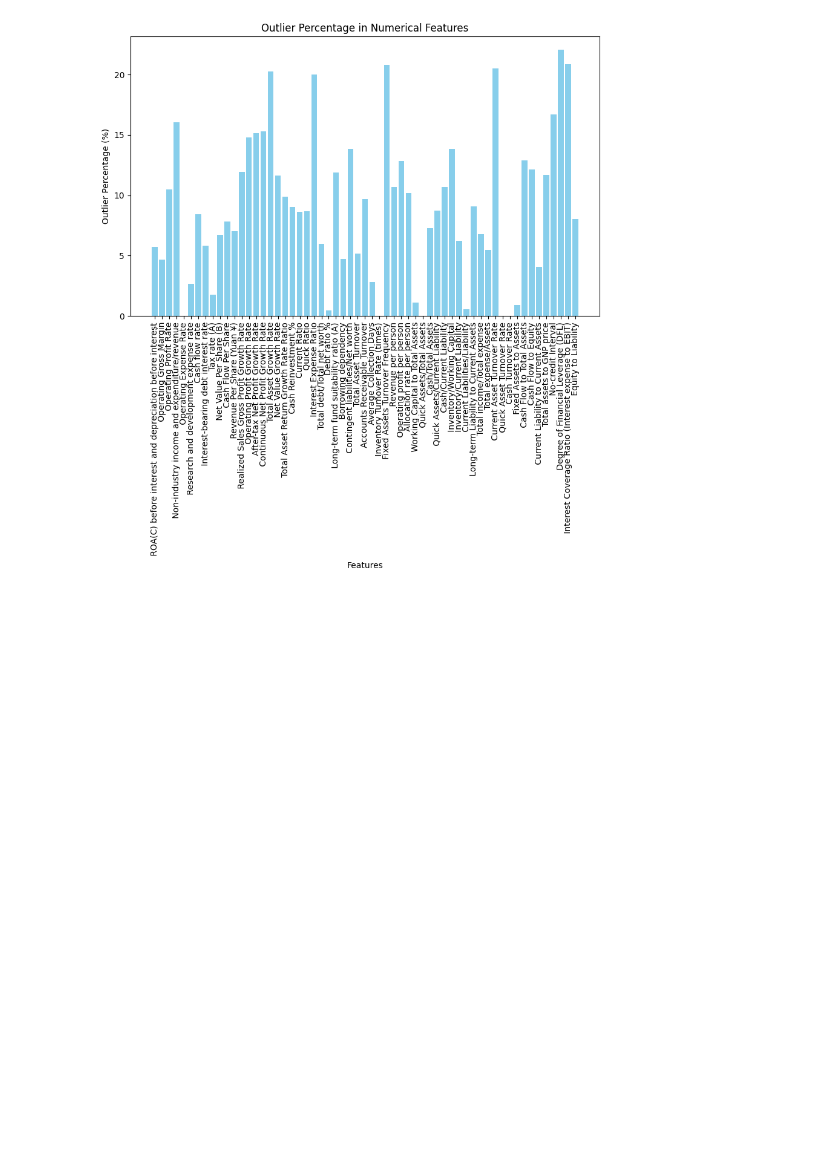
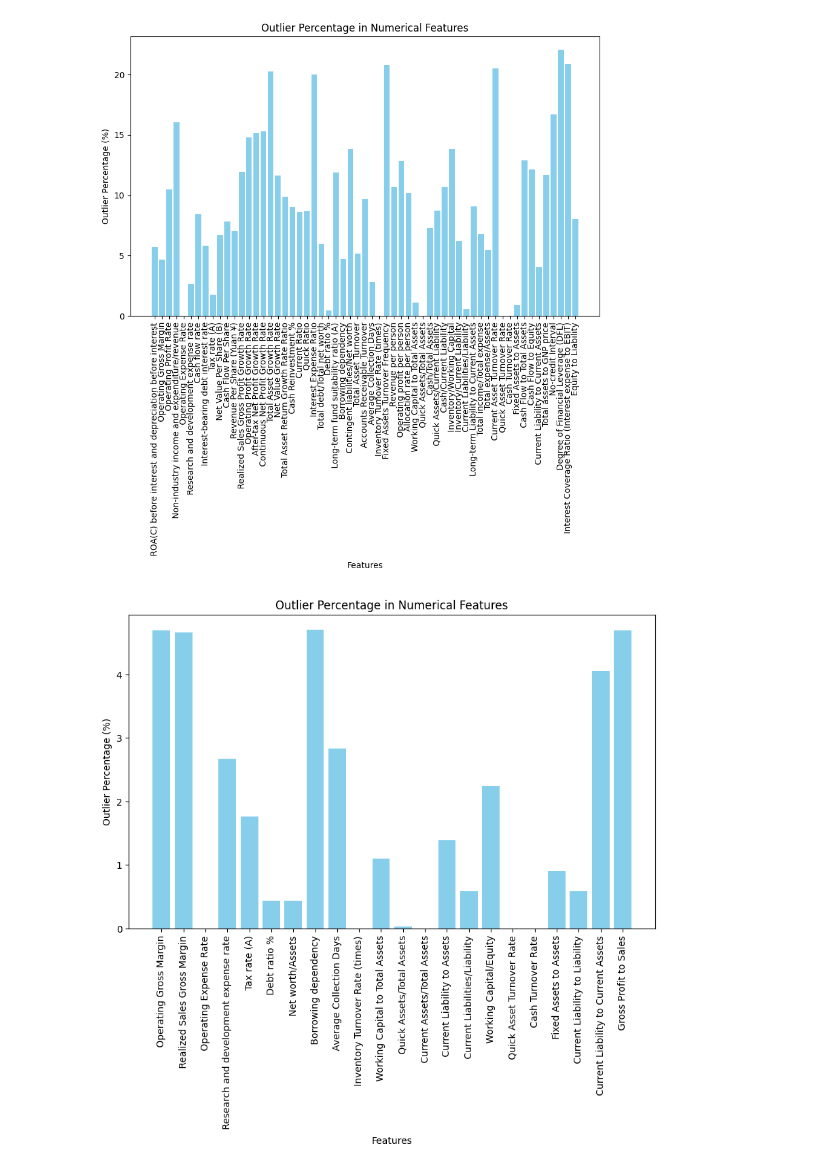
Before and after one commit to palak-b19/Company-Bankruptcy-Prediction-using-Machine-Learning, a Jupyter notebook: eda.ipynb, the cells around one changed output. Saved outputs shown, nothing was run; the diff lists cells and outputs as text; code cells hidden in the pictures; blank space fills up the shorter version.

```diff
--- a/eda.ipynb
+++ b/eda.ipynb
@@ -192 +193,6 @@ def outlier_filter(dataframe, threshold):
+# %%
+numerical_features_filtered = outliers_filter(df, 5)
+plot_outlier_histogram(df[numerical_features_filtered])
+# %% [output]
+[figure, added]
 # %%
```
Also changed, not shown: parts of 7 cells of this notebook.
